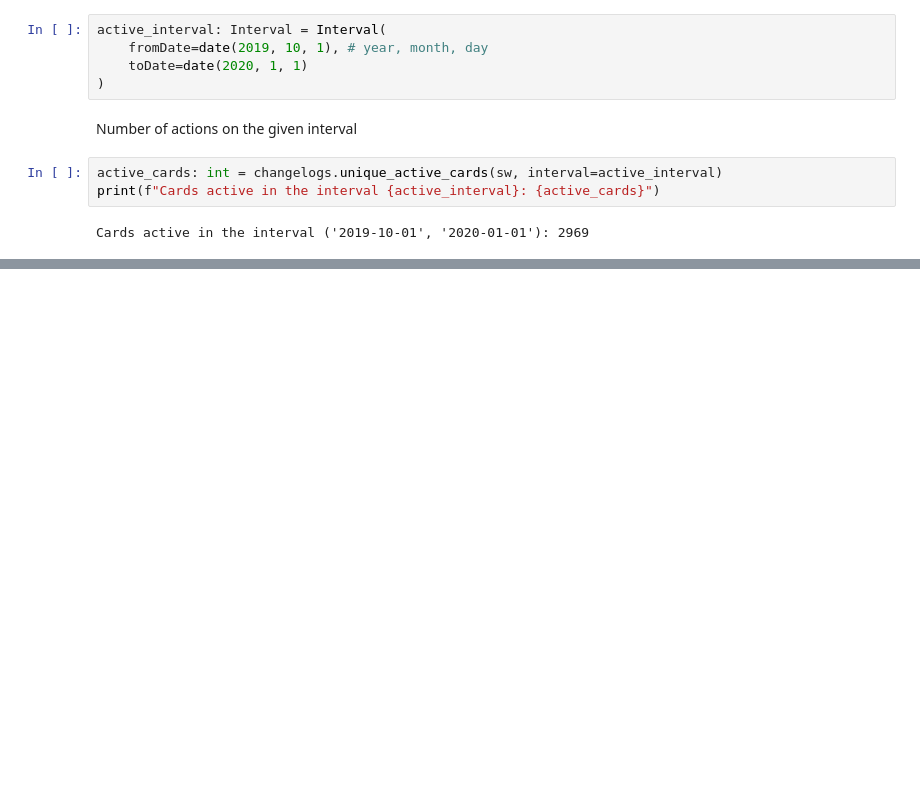
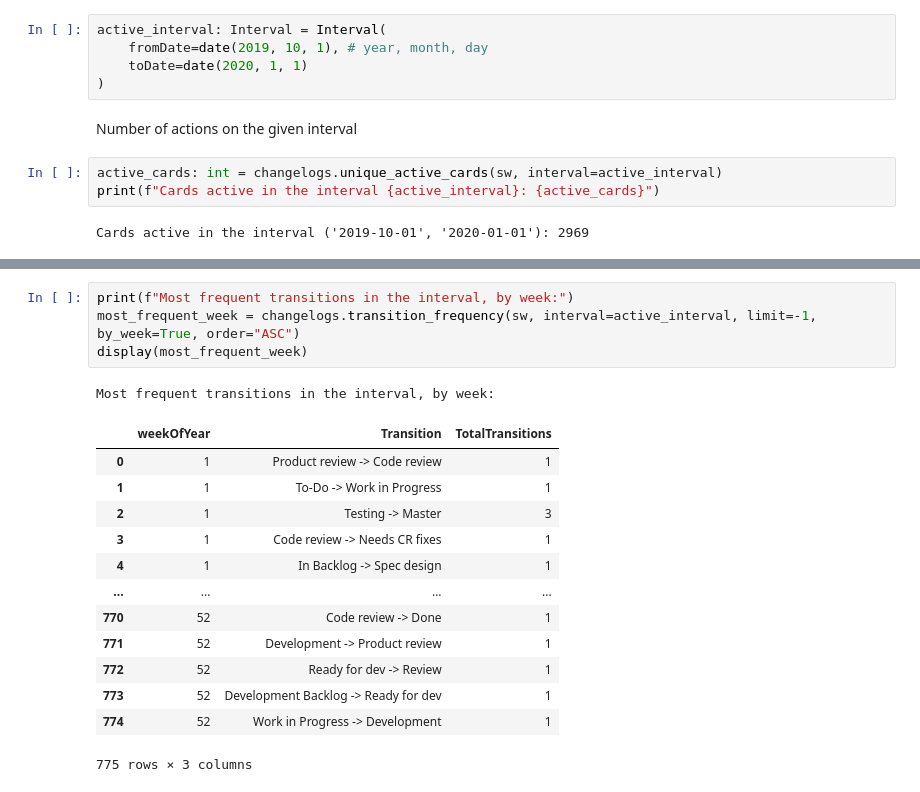
Before and after one commit to pr3mar/thesis, a Jupyter notebook: src/reports/report.ipynb, the cells around one changed output, grey strips where cells are left out. Drawn from its saved outputs; the diff is of its cells as text; blank space fills up the shorter version.

```diff
--- a/src/reports/report.ipynb
+++ b/src/reports/report.ipynb
@@ -61,0 +63,19 @@ Least frequent transitions in the interval:
+# %%
+print(f"Most frequent transitions in the interval, by week:")
+most_frequent_week = changelogs.transition_frequency(sw, interval=active_interval, limit=-1, by_week=True, order="ASC")
+display(most_frequent_week)
+# %% [output]
+Most frequent transitions in the interval, by week:
+|  | weekOfYear | Transition | TotalTransitions |
+| 0 | 1 | Product review -> Code review | 1 |
+| 1 | 1 | To-Do -> Work in Progress | 1 |
+| 2 | 1 | Testing -> Master | 3 |
+| 3 | 1 | Code review -> Needs CR fixes | 1 |
+| 4 | 1 | In Backlog -> Spec design | 1 |
+| ... | ... | ... | ... |
+| 770 | 52 | Code review -> Done | 1 |
+| 771 | 52 | Development -> Product review | 1 |
+| 772 | 52 | Ready for dev -> Review | 1 |
+| 773 | 52 | Development Backlog -> Ready for dev | 1 |
+| 774 | 52 | Work in Progress -> Development | 1 |
+775 rows × 3 columns
```
Also changed, not shown: parts of 4 cells of this notebook, 1 other file.
